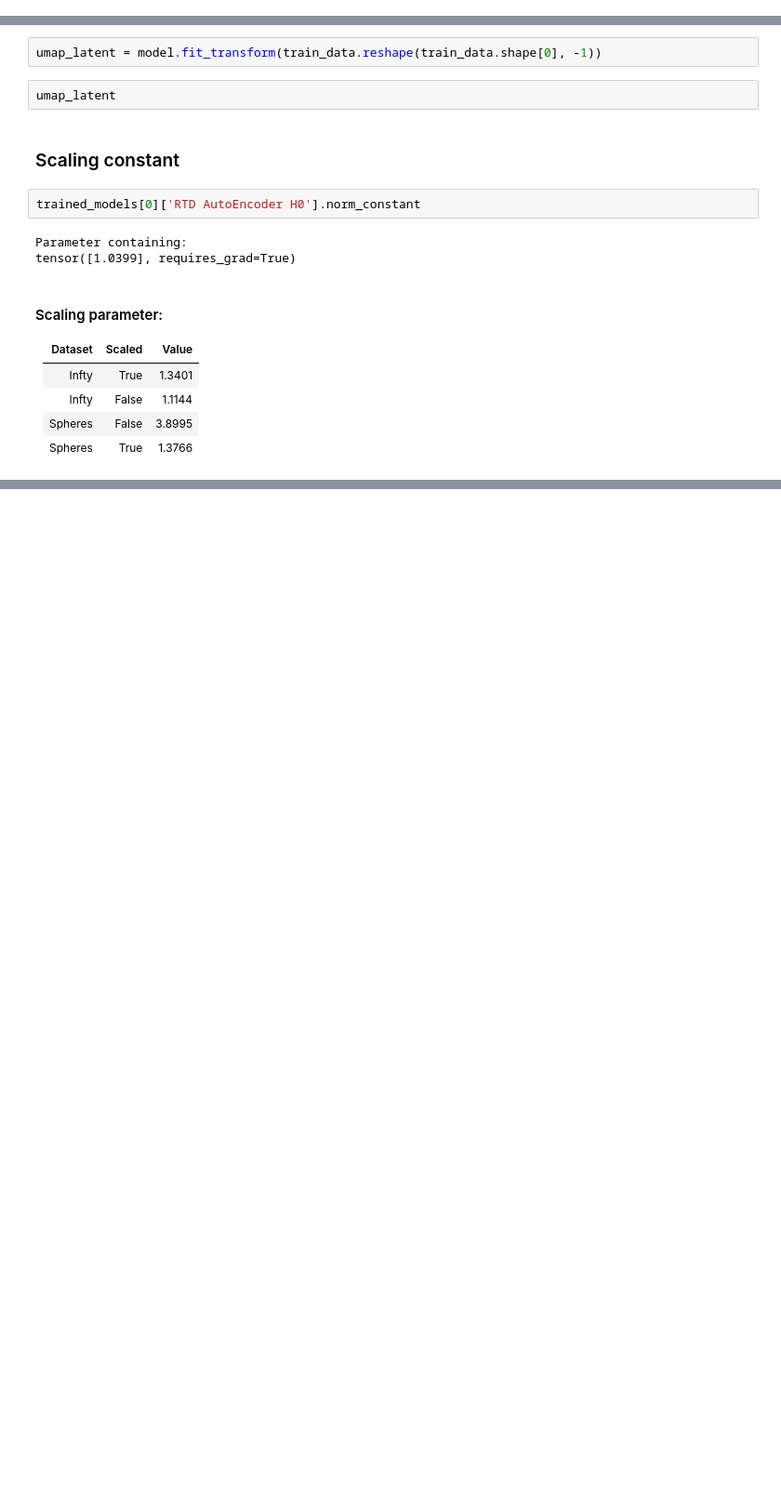
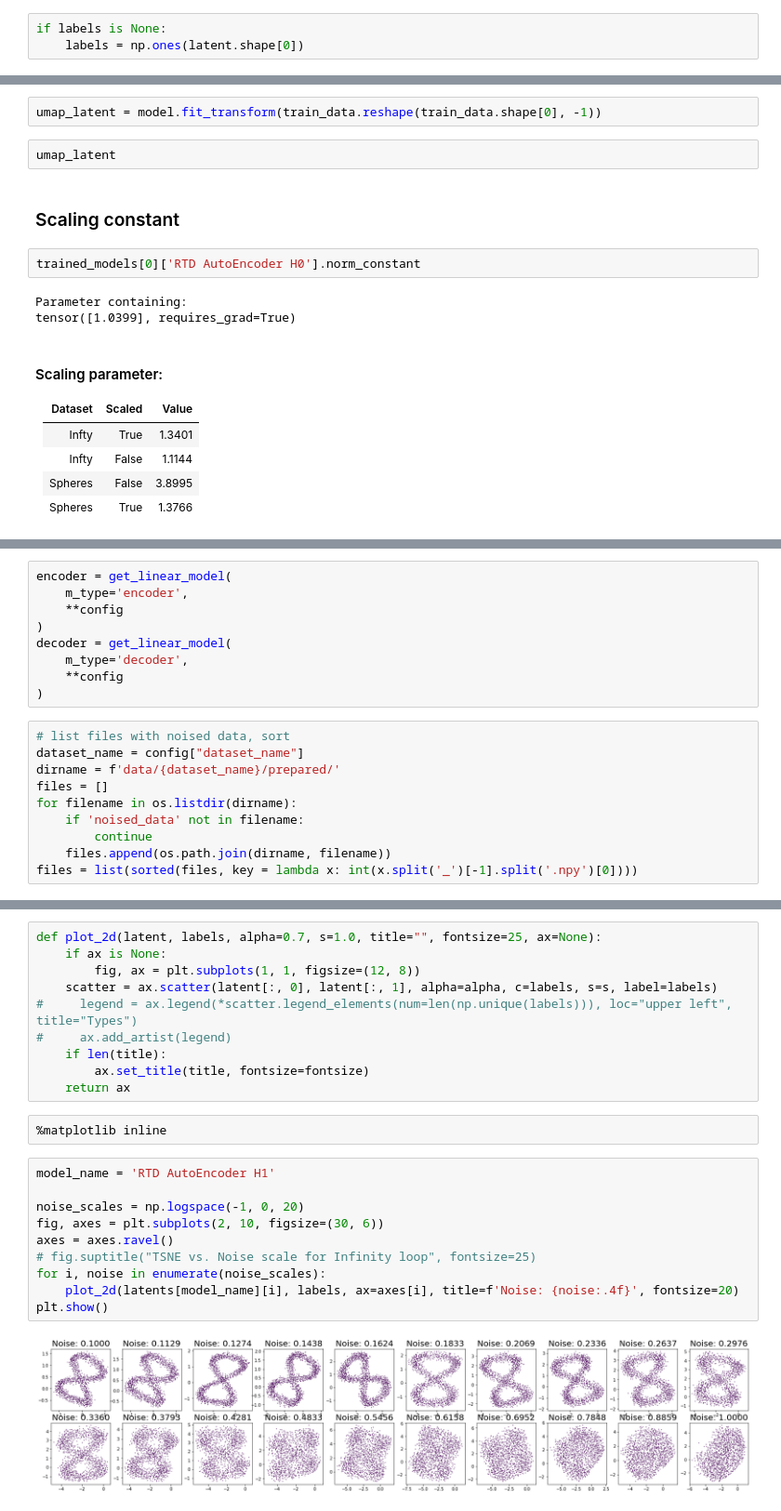
Before and after one commit to danchern97/RTD_AE, a Jupyter notebook: Synthetic datasets AE training.ipynb, the cells around one changed output, grey strips where cells are left out. Shown at 93% size. Drawn from its saved outputs; the diff is of its cells as text; blank space fills up the shorter version.

```diff
--- a/Synthetic datasets AE training.ipynb
+++ b/Synthetic datasets AE training.ipynb
@@ -323,3 +291,6 @@ labels = train_labels
+# %%
+if labels is None:
+    labels = np.ones(latent.shape[0])
 # %%
 plot_latent(latent, labels, model_name = model_name, dataset_name=config['dataset_name'])
 # %% [output]
@@ -392,0 +435,19 @@ tensor([1.0399], requires_grad=True)
+# %%
+encoder = get_linear_model(
+    m_type='encoder',
+    **config
+)
+decoder = get_linear_model(
+    m_type='decoder',
+    **config
+)
+# %%
+# list files with noised data, sort
+dataset_name = config["dataset_name"]
+dirname = f'data/{dataset_name}/prepared/'
+files = []
+for filename in os.listdir(dirname):
+    if 'noised_data' not in filename:
+        continue
+    files.append(os.path.join(dirname, filename))
+files = list(sorted(files, key = lambda x: int(x.split('_')[-1].split('.npy')[0])))
@@ -392,0 +485,24 @@ tensor([1.0399], requires_grad=True)
+# %%
+def plot_2d(latent, labels, alpha=0.7, s=1.0, title="", fontsize=25, ax=None):
+    if ax is None:
+        fig, ax = plt.subplots(1, 1, figsize=(12, 8))
+    scatter = ax.scatter(latent[:, 0], latent[:, 1], alpha=alpha, c=labels, s=s, label=labels)
+#     legend = ax.legend(*scatter.legend_elements(num=len(np.unique(labels))), loc="upper left", title="Types")
+#     ax.add_artist(legend)
+    if len(title):
+        ax.set_title(title, fontsize=fontsize)
+    return ax
+# %%
+%matplotlib inline
+# %%
+model_name = 'RTD AutoEncoder H1'
+
+noise_scales = np.logspace(-1, 0, 20)
+fig, axes = plt.subplots(2, 10, figsize=(30, 6))
+axes = axes.ravel()
+# fig.suptitle("TSNE vs. Noise scale for Infinity loop", fontsize=25)
+for i, noise in enumerate(noise_scales):
+    plot_2d(latents[model_name][i], labels, ax=axes[i], title=f'Noise: {noise:.4f}', fontsize=20)
+plt.show()
+# %% [output]
+[figure, added]
```
Also changed, not shown: parts of 56 cells of this notebook.
